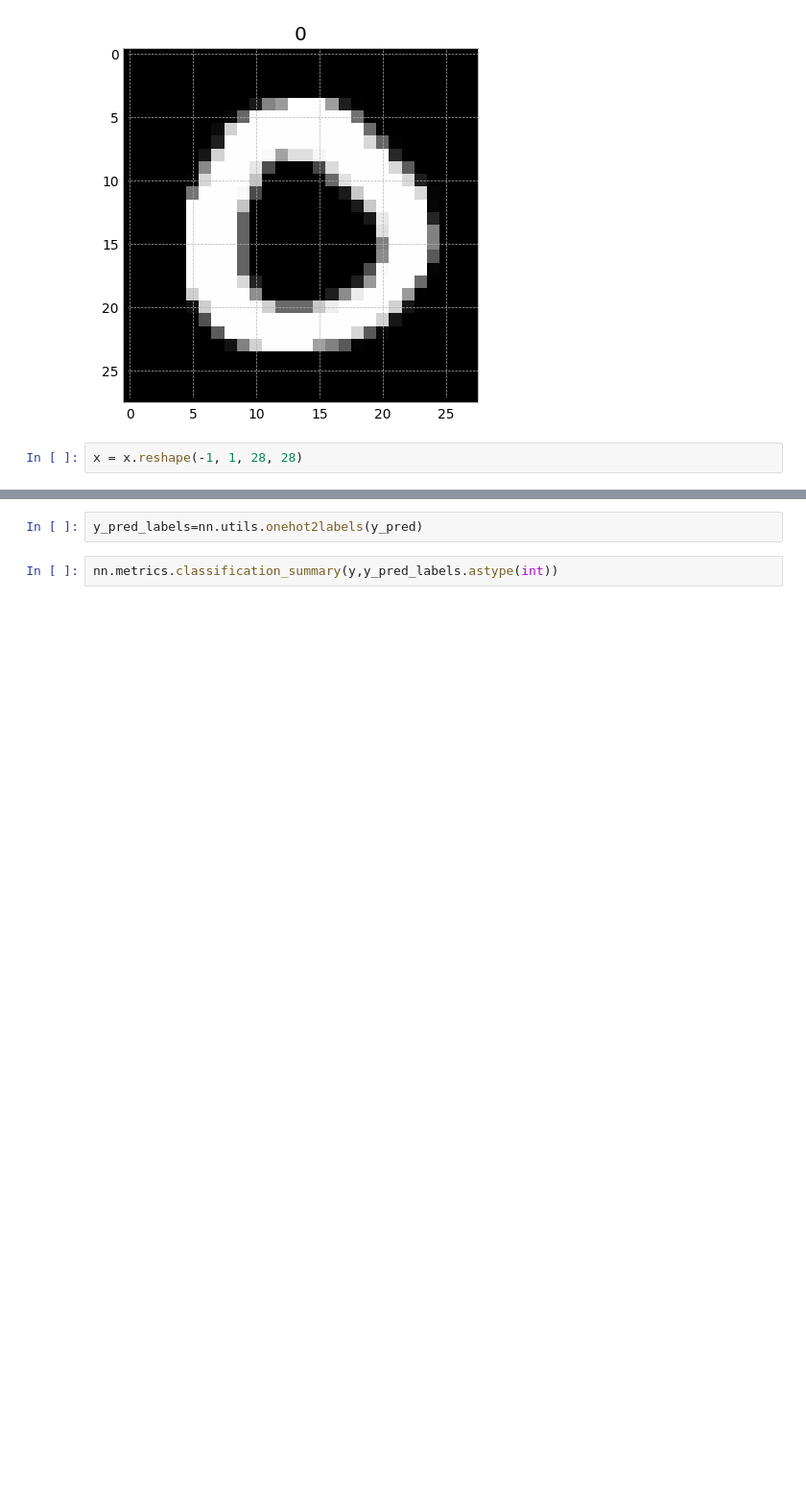
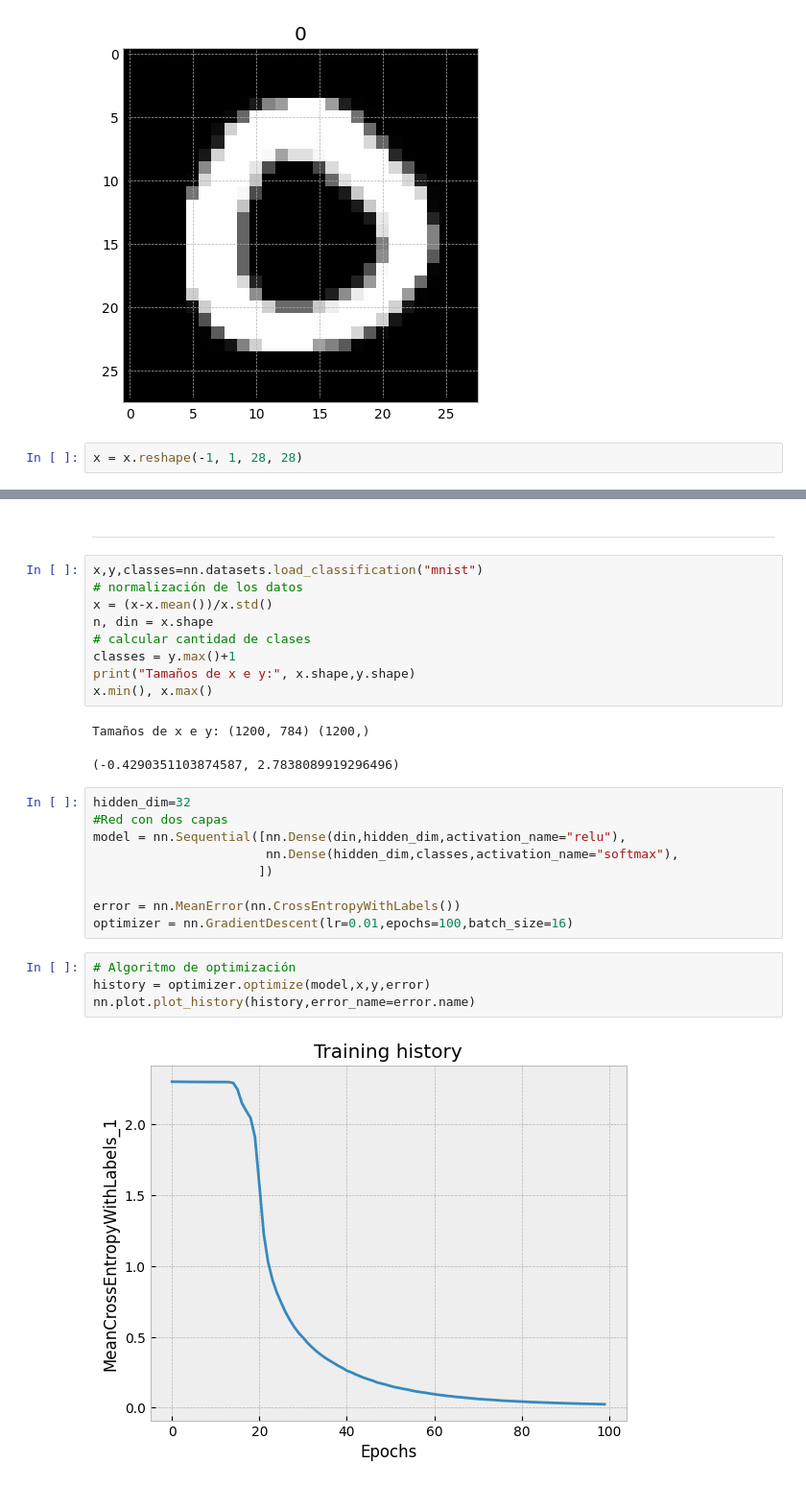
Before and after one commit to facundoq/edunn, a Jupyter notebook: guides/es/21. Clasificación con CNN.ipynb, the cells around one changed output, grey strips where cells are left out. Shown at 96% size. Drawn from its saved outputs; the diff is of its cells as text; blank space fills up the shorter version.

```diff
--- a/guides/es/21. Clasificación con CNN.ipynb
+++ b/guides/es/21. Clasificación con CNN.ipynb
@@ -112,4 +100,29 @@ y_pred=model.forward(x)
-# %%
-y_pred_labels=nn.utils.onehot2labels(y_pred)
-# %%
-nn.metrics.classification_summary(y,y_pred_labels.astype(int))
+# %% [markdown]
+---
+# %%
+x,y,classes=nn.datasets.load_classification("mnist")
+# normalización de los datos
+x = (x-x.mean())/x.std()
+n, din = x.shape
+# calcular cantidad de clases
+classes = y.max()+1
+print("Tamaños de x e y:", x.shape,y.shape)
+x.min(), x.max()
+# %% [output]
+Tamaños de x e y: (1200, 784) (1200,)
+(-0.4290351103874587, 2.7838089919296496)
+# %%
+hidden_dim=32
+#Red con dos capas
+model = nn.Sequential([nn.Dense(din,hidden_dim,activation_name="relu"),
+                       nn.Dense(hidden_dim,classes,activation_name="softmax"),
+                      ])
+
+error = nn.MeanError(nn.CrossEntropyWithLabels())
+optimizer = nn.GradientDescent(lr=0.01,epochs=100,batch_size=16)
+# %%
+# Algoritmo de optimización
+history = optimizer.optimize(model,x,y,error)
+nn.plot.plot_history(history,error_name=error.name)
+# %% [output]
+[figure, added]
```
Also changed, not shown: parts of 12 cells of this notebook, 4 other files.
